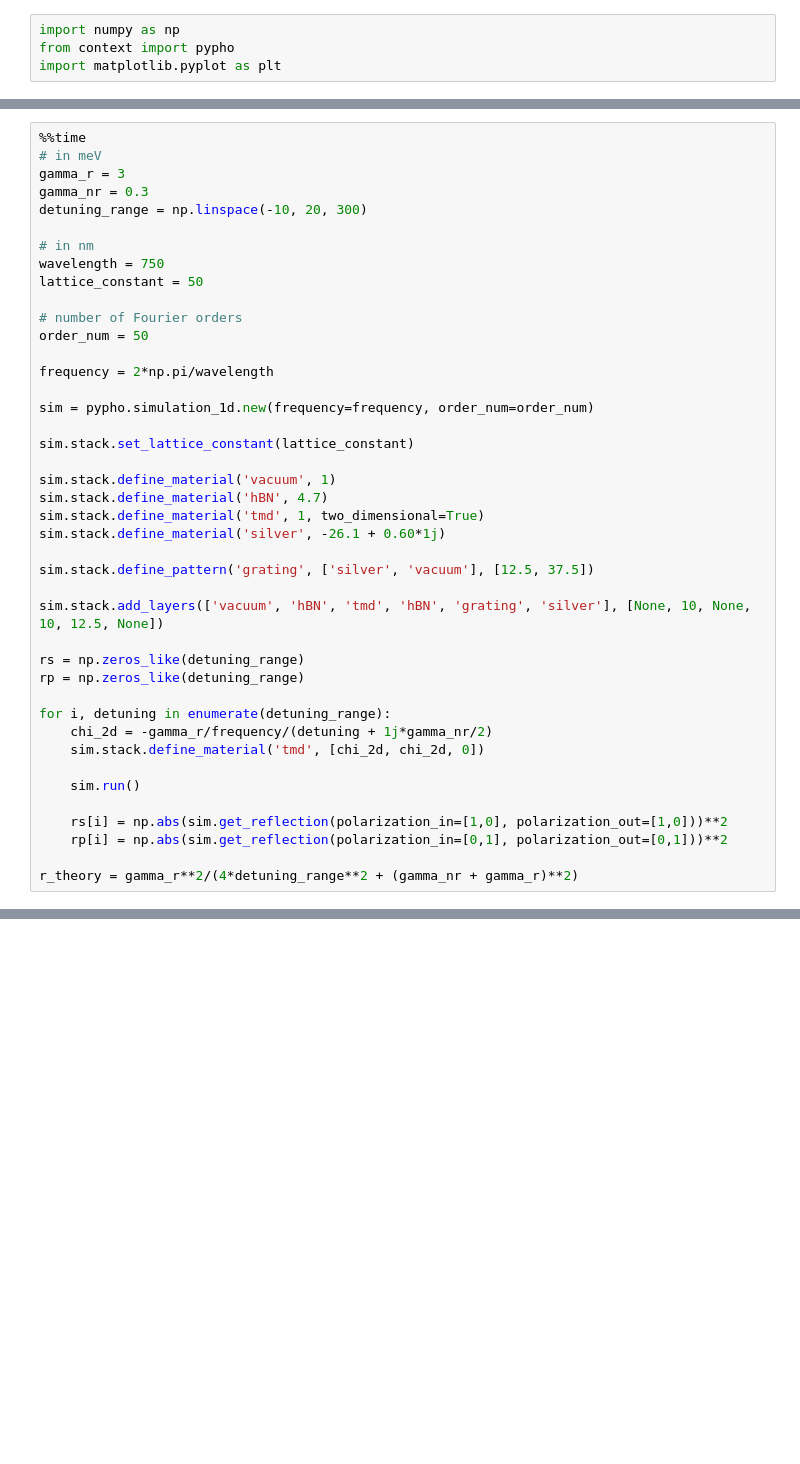
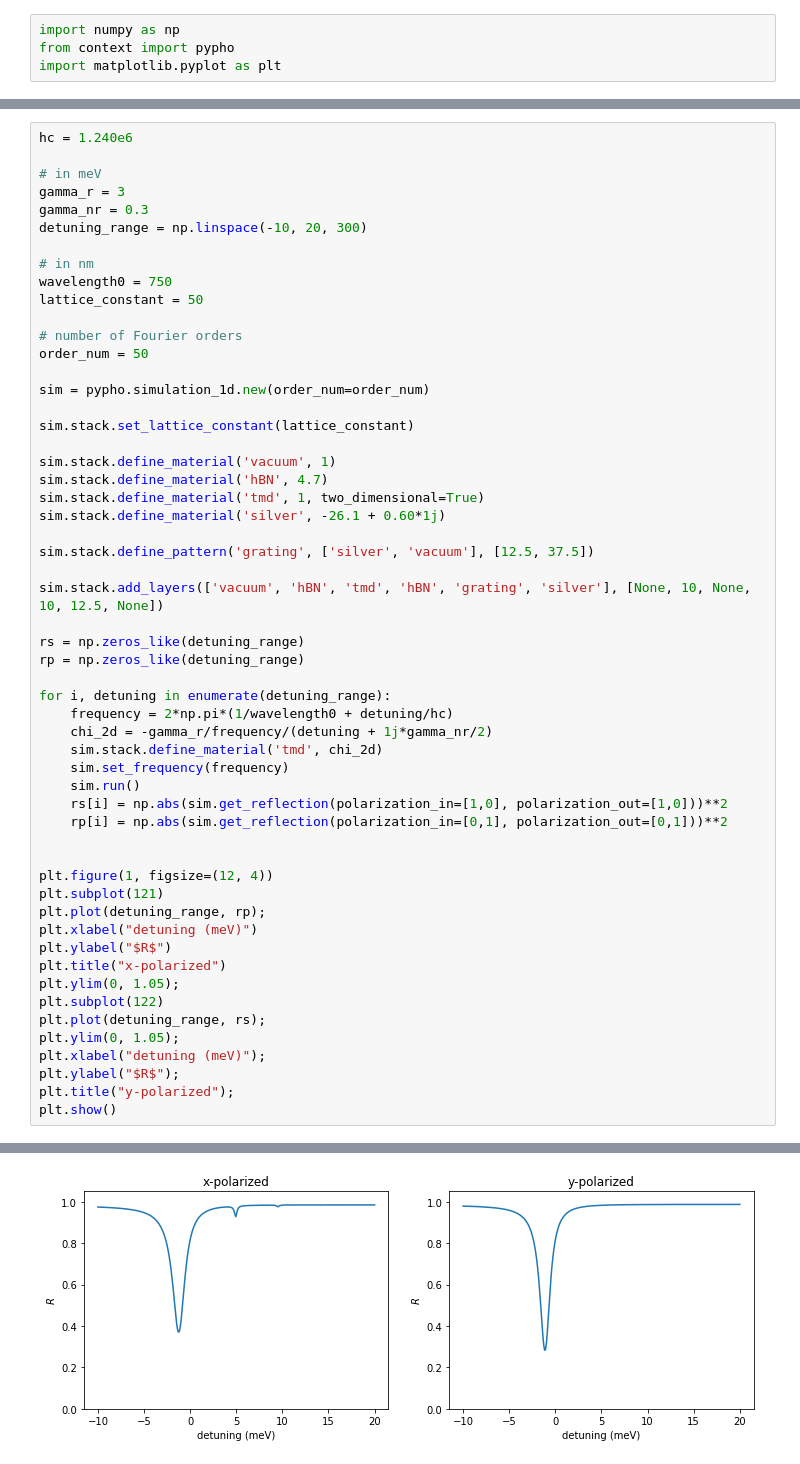
Before and after one commit to dominikswild/pypho, a Jupyter notebook: examples/example_tmd.ipynb, the cells around one changed output, grey strips where cells are left out. Cells and saved outputs as stored; diff of their text form; blank space fills up the shorter version.

```diff
--- a/examples/example_tmd.ipynb
+++ b/examples/example_tmd.ipynb
@@ -49,20 +46,19 @@ plt.show()
 # %%
-%%time
+hc = 1.240e6
+
 # in meV
 gamma_r = 3
 gamma_nr = 0.3
 detuning_range = np.linspace(-10, 20, 300)
 
 # in nm
-wavelength = 750
+wavelength0 = 750
 lattice_constant = 50
 
 # number of Fourier orders
 order_num = 50
 
-frequency = 2*np.pi/wavelength
-
-sim = pypho.simulation_1d.new(frequency=frequency, order_num=order_num)
+sim = pypho.simulation_1d.new(order_num=order_num)
 
 sim.stack.set_lattice_constant(lattice_constant)
 
@@ -79,13 +75,27 @@ rs = np.zeros_like(detuning_range)
 rp = np.zeros_like(detuning_range)
 
 for i, detuning in enumerate(detuning_range):
+    frequency = 2*np.pi*(1/wavelength0 + detuning/hc)
     chi_2d = -gamma_r/frequency/(detuning + 1j*gamma_nr/2)
-    sim.stack.define_material('tmd', [chi_2d, chi_2d, 0])
-
+    sim.stack.define_material('tmd', chi_2d)
+    sim.set_frequency(frequency)
     sim.run()
-
     rs[i] = np.abs(sim.get_reflection(polarization_in=[1,0], polarization_out=[1,0]))**2
     rp[i] = np.abs(sim.get_reflection(polarization_in=[0,1], polarization_out=[0,1]))**2
 
-r_theory = gamma_r**2/(4*detuning_range**2 + (gamma_nr + gamma_r)**2)
+
+plt.figure(1, figsize=(12, 4))
+plt.subplot(121)
+plt.plot(detuning_range, rp);
+plt.xlabel("detuning (meV)")
+plt.ylabel("$R$")
+plt.title("x-polarized")
+plt.ylim(0, 1.05);
+plt.subplot(122)
+plt.plot(detuning_range, rs);
+plt.ylim(0, 1.05);
+plt.xlabel("detuning (meV)");
+plt.ylabel("$R$");
+plt.title("y-polarized");
+plt.show()
 # %% [output]
@@ -93,0 +102 @@ Wall time: 5.88 s
+[figure, added]
```
Also changed, not shown: parts of 4 cells of this notebook, 1 other file.
